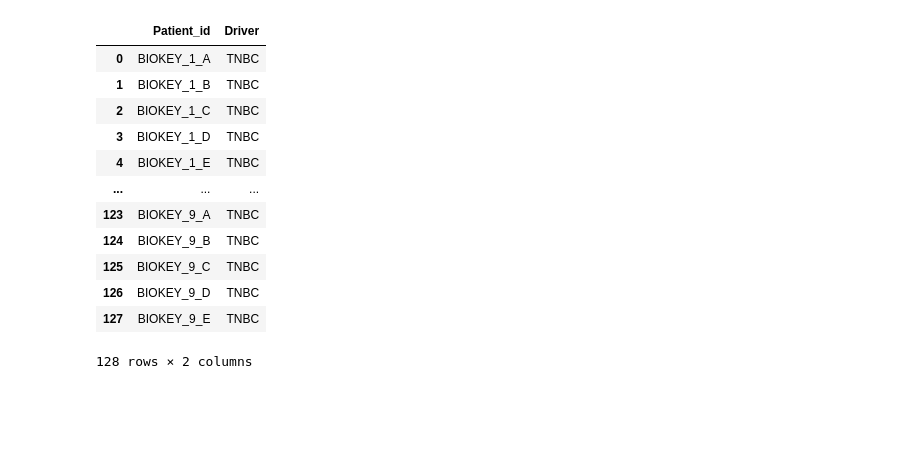
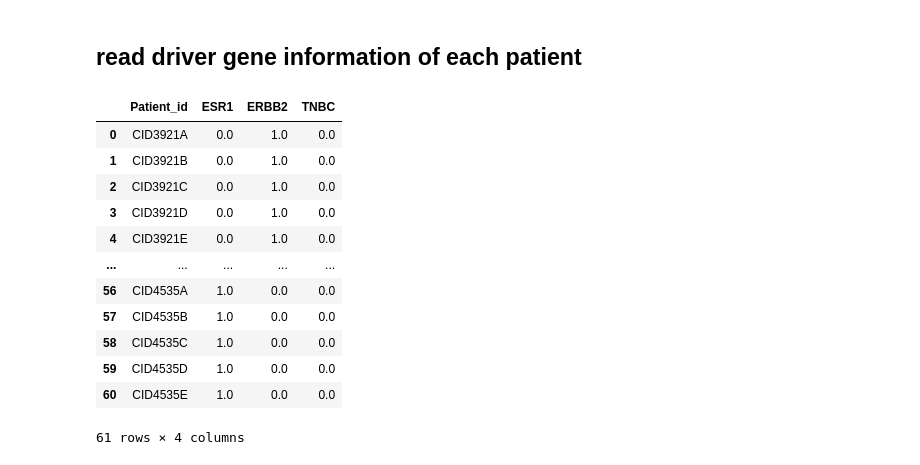
Before and after one commit to xierunzhi/Driver2Comm, a Jupyter notebook: Tutorial/tutorial_Driver2Comm.ipynb, the cells around one changed output. Saved outputs shown, nothing was run; the diff lists cells and outputs as text; code cells hidden in the pictures; blank space fills up the shorter version.

```diff
--- a/Tutorial/tutorial_Driver2Comm.ipynb
+++ b/Tutorial/tutorial_Driver2Comm.ipynb
@@ -2,20 +5,22 @@
 import Driver2Comm as dc
 import pandas as pd
 import os
+# %% [markdown]
+## read driver gene information of each patient
 # %%
-patient_metadata = pd.read_csv('./data/pseudo_patient_driver.csv')
-patient_metadata
+patient_driver_info = pd.read_csv('./data/Driver2Comm_input/pseudo_patient_driver.csv')
+patient_driver_info
 # %% [output]
-|  | Patient_id | Driver |
-| 0 | BIOKEY_1_A | TNBC |
-| 1 | BIOKEY_1_B | TNBC |
-| 2 | BIOKEY_1_C | TNBC |
-| 3 | BIOKEY_1_D | TNBC |
-| 4 | BIOKEY_1_E | TNBC |
-| ... | ... | ... |
-| 123 | BIOKEY_9_A | TNBC |
-| 124 | BIOKEY_9_B | TNBC |
-| 125 | BIOKEY_9_C | TNBC |
-| 126 | BIOKEY_9_D | TNBC |
-| 127 | BIOKEY_9_E | TNBC |
+|  | Patient_id | ESR1 | ERBB2 | TNBC |
+| 0 | CID3921A | 0.0 | 1.0 | 0.0 |
+| 1 | CID3921B | 0.0 | 1.0 | 0.0 |
+| 2 | CID3921C | 0.0 | 1.0 | 0.0 |
+| 3 | CID3921D | 0.0 | 1.0 | 0.0 |
+| 4 | CID3921E | 0.0 | 1.0 | 0.0 |
+| ... | ... | ... | ... | ... |
+| 56 | CID4535A | 1.0 | 0.0 | 0.0 |
+| 57 | CID4535B | 1.0 | 0.0 | 0.0 |
+| 58 | CID4535C | 1.0 | 0.0 | 0.0 |
+| 59 | CID4535D | 1.0 | 0.0 | 0.0 |
+| 60 | CID4535E | 1.0 | 0.0 | 0.0 |
-128 rows × 2 columns
+61 rows × 4 columns
```
Also changed, not shown: parts of 10 cells of this notebook, 20 other files.
